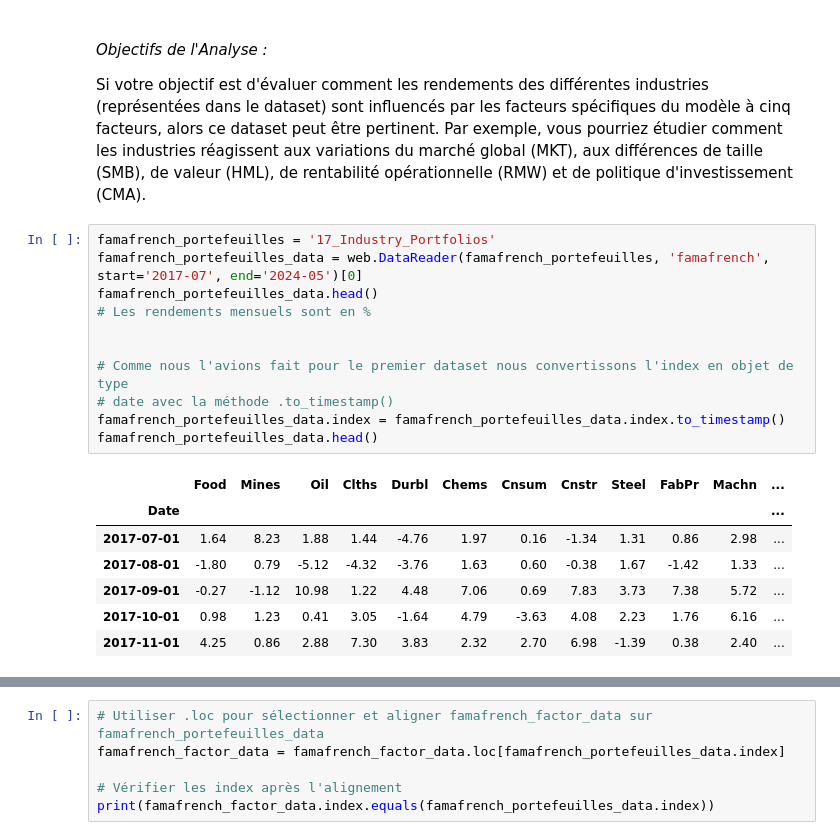
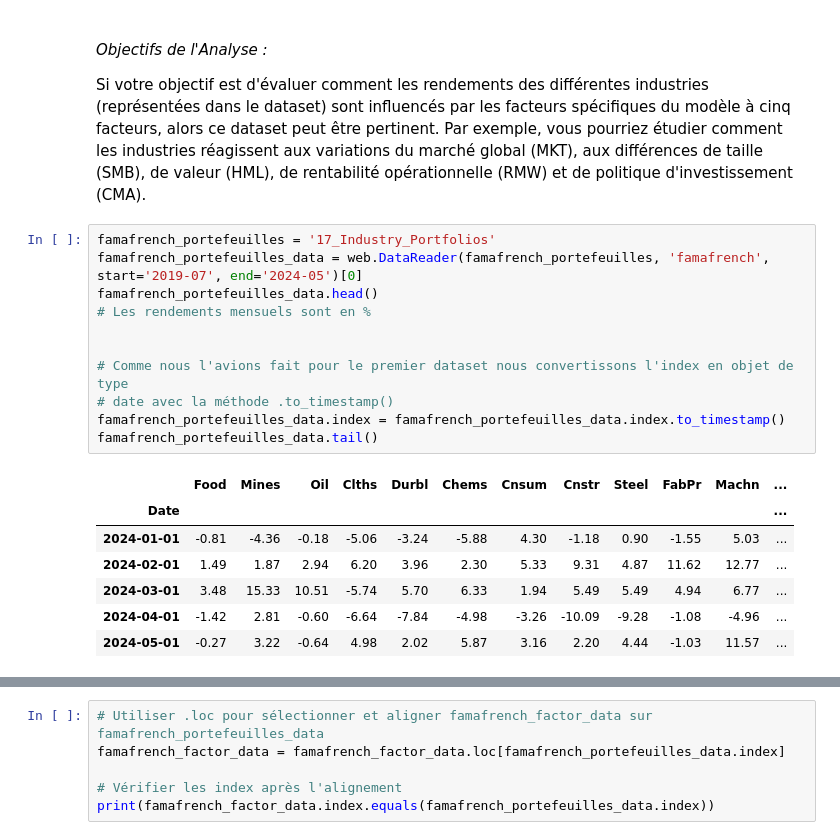
Before and after one commit to viennetcesar/trading_code, a Jupyter notebook: Méthode Fama-Macbeth.ipynb, the cells around one changed output, grey strips where cells are left out. Drawn from its saved outputs; the diff is of its cells as text.

```diff
--- a/Méthode Fama-Macbeth.ipynb
+++ b/Méthode Fama-Macbeth.ipynb
@@ -296,23 +313,23 @@ Les rendements sont généralement ajustés pour tenir compte des dividendes et
 Si votre objectif est d'évaluer comment les rendements des différentes industries (représentées dans le dataset) sont influencés par les facteurs spécifiques du modèle à cinq facteurs, alors ce dataset peut être pertinent. Par exemple, vous pourriez étudier comment les industries réagissent aux variations du marché global (MKT), aux différences de taille (SMB), de valeur (HML), de rentabilité opérationnelle (RMW) et de politique d'investissement (CMA).
 # %%
 famafrench_portefeuilles = '17_Industry_Portfolios'
-famafrench_portefeuilles_data = web.DataReader(famafrench_portefeuilles, 'famafrench', start='2017-07', end='2024-05')[0]
+famafrench_portefeuilles_data = web.DataReader(famafrench_portefeuilles, 'famafrench', start='2019-07', end='2024-05')[0]
 famafrench_portefeuilles_data.head()
 # Les rendements mensuels sont en %
 
 
 # Comme nous l'avions fait pour le premier dataset nous convertissons l'index en objet de type
 # date avec la méthode .to_timestamp()
 famafrench_portefeuilles_data.index = famafrench_portefeuilles_data.index.to_timestamp()
-famafrench_portefeuilles_data.head()
+famafrench_portefeuilles_data.tail()
 # %% [output]
 |  | Food | Mines | Oil | Clths | Durbl | Chems | Cnsum | Cnstr | Steel | FabPr | Machn | ... |
 | Date |  |  |  |  |  |  |  |  |  |  |  | ... |
-| 2017-07-01 | 1.64 | 8.23 | 1.88 | 1.44 | -4.76 | 1.97 | 0.16 | -1.34 | 1.31 | 0.86 | 2.98 | ... |
-| 2017-08-01 | -1.80 | 0.79 | -5.12 | -4.32 | -3.76 | 1.63 | 0.60 | -0.38 | 1.67 | -1.42 | 1.33 | ... |
-| 2017-09-01 | -0.27 | -1.12 | 10.98 | 1.22 | 4.48 | 7.06 | 0.69 | 7.83 | 3.73 | 7.38 | 5.72 | ... |
-| 2017-10-01 | 0.98 | 1.23 | 0.41 | 3.05 | -1.64 | 4.79 | -3.63 | 4.08 | 2.23 | 1.76 | 6.16 | ... |
-| 2017-11-01 | 4.25 | 0.86 | 2.88 | 7.30 | 3.83 | 2.32 | 2.70 | 6.98 | -1.39 | 0.38 | 2.40 | ... |
+| 2024-01-01 | -0.81 | -4.36 | -0.18 | -5.06 | -3.24 | -5.88 | 4.30 | -1.18 | 0.90 | -1.55 | 5.03 | ... |
+| 2024-02-01 | 1.49 | 1.87 | 2.94 | 6.20 | 3.96 | 2.30 | 5.33 | 9.31 | 4.87 | 11.62 | 12.77 | ... |
+| 2024-03-01 | 3.48 | 15.33 | 10.51 | -5.74 | 5.70 | 6.33 | 1.94 | 5.49 | 5.49 | 4.94 | 6.77 | ... |
+| 2024-04-01 | -1.42 | 2.81 | -0.60 | -6.64 | -7.84 | -4.98 | -3.26 | -10.09 | -9.28 | -1.08 | -4.96 | ... |
+| 2024-05-01 | -0.27 | 3.22 | -0.64 | 4.98 | 2.02 | 5.87 | 3.16 | 2.20 | 4.44 | -1.03 | 11.57 | ... |
 # %%
 # Par contre attention avant de réaliser la régression, dans le dataset des 5 caractéristiques
 # les rendements sont aussi en % mais ces rendements sont diminués du taux sans risque RF, alors
```
Also changed, not shown: parts of 31 cells of this notebook.
